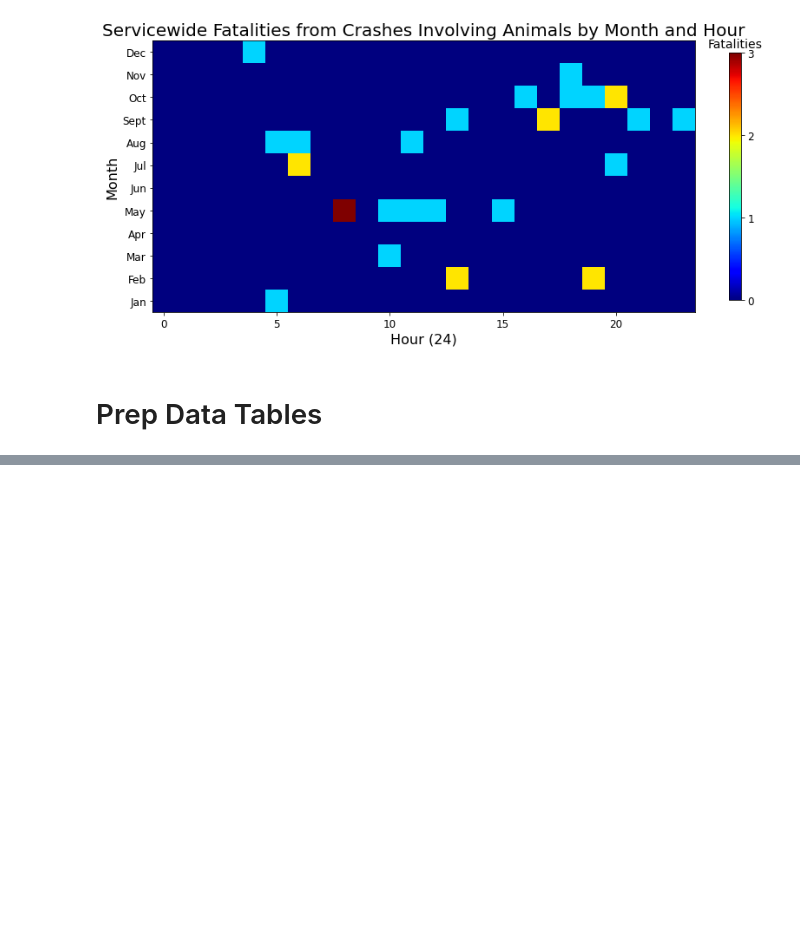
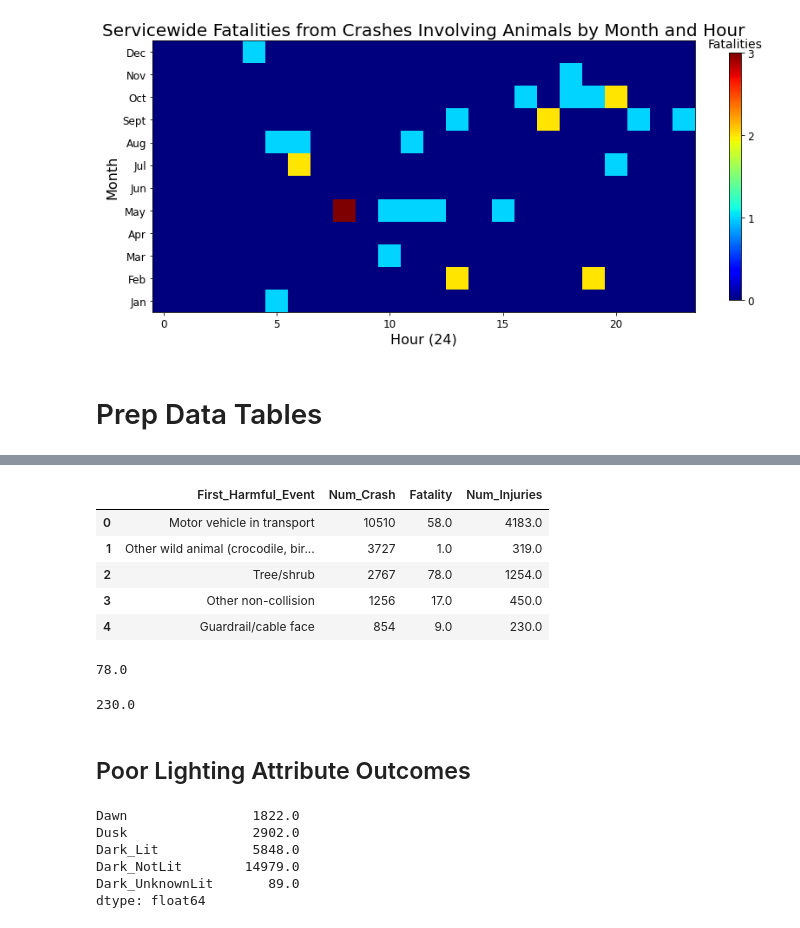
Before and after one commit to VolpeUSDOT/NPS-Region-Crash-Briefing, a Jupyter notebook: data analysis notebooks/2023 Servicewide Analysis - Nightime Visibility.ipynb, the cells around one changed output, grey strips where cells are left out. Drawn from its saved outputs; the diff is of its cells as text; code cells hidden in the pictures; blank space fills up the shorter version.

```diff
--- a/data analysis notebooks/2023 Servicewide Analysis - Nightime Visibility.ipynb
+++ b/data analysis notebooks/2023 Servicewide Analysis - Nightime Visibility.ipynb
@@ -1273,0 +1256,3 @@ Name: First_Harmful_Event, dtype: int64
+# %%
+pd.options.display.max_rows = 10000000
+dark['First_Harmful_Event'].value_counts()
@@ -1273,0 +1277,23 @@ Name: First_Harmful_Event, dtype: int64
+# %%
+dark_event_outcomes = dark[['Num_Crash','Fatality','Num_Injuries','First_Harmful_Event']] # subset for metrics Wayne is looking for
+# outcomes for each first harmful event, ordered by most to least common in crash report (reset index such that groupby data are now column in dataframe and can be manipulated as such)
+dark_event_agg = dark_event_outcomes.groupby(['First_Harmful_Event']).sum().sort_values(by=['Num_Crash'],ascending=False).reset_index()
+dark_event_agg['First_Harmful_Event'] = dark_event_agg['First_Harmful_Event'].str.replace('\d+. ', '') # remove "01. " etc. from each First Harmful Event string
+dark_event_agg.head()
+# %% [output]
+|  | First_Harmful_Event | Num_Crash | Fatality | Num_Injuries |
+| 0 | Motor vehicle in transport | 10510 | 58.0 | 4183.0 |
+| 1 | Other wild animal (crocodile, bir... | 3727 | 1.0 | 319.0 |
+| 2 | Tree/shrub | 2767 | 78.0 | 1254.0 |
+| 3 | Other non-collision | 1256 | 17.0 | 450.0 |
+| 4 | Guardrail/cable face | 854 | 9.0 | 230.0 |
+# %%
+# check sum - looks good!
+dark.loc[dark['First_Harmful_Event']=='52. Tree/shrub']['Fatality'].sum()
+# %% [output]
+78.0
+# %%
+# check sum - looks good!
+dark.loc[dark['First_Harmful_Event']=='47. Guardrail/cable face']['Num_Injuries'].sum()
+# %% [output]
+230.0
@@ -1273,0 +1304,12 @@ Name: First_Harmful_Event, dtype: int64
+# %% [markdown]
+## Poor Lighting Attribute Outcomes
+# %%
+darkness = dark[['Dawn', 'Dusk', 'Dark_Lit', 'Dark_NotLit', 'Dark_UnknownLit']]
+darkness.sum() # obtain count of each darkness attribute to order following for loop for maximum efficiency
+# %% [output]
+Dawn                1822.0
+Dusk                2902.0
+Dark_Lit            5848.0
+Dark_NotLit        14979.0
+Dark_UnknownLit       89.0
+dtype: float64
```
Also changed, not shown: parts of 26 cells of this notebook.
